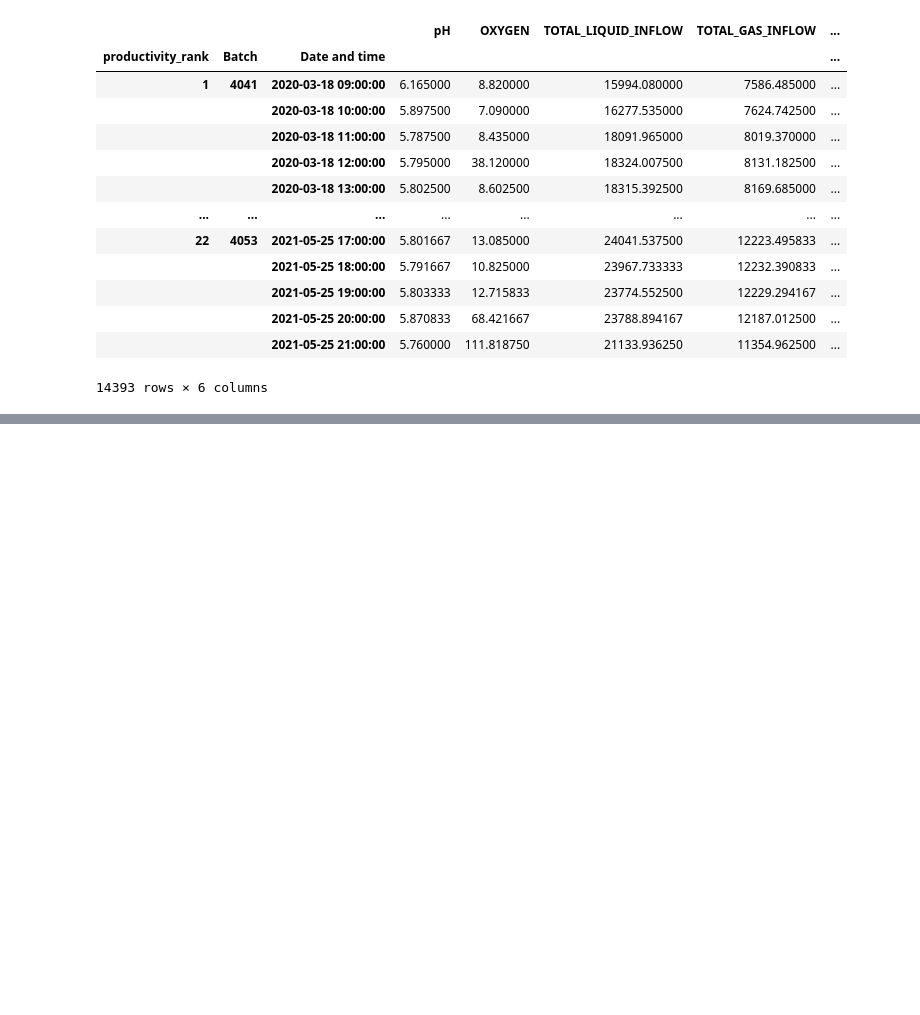
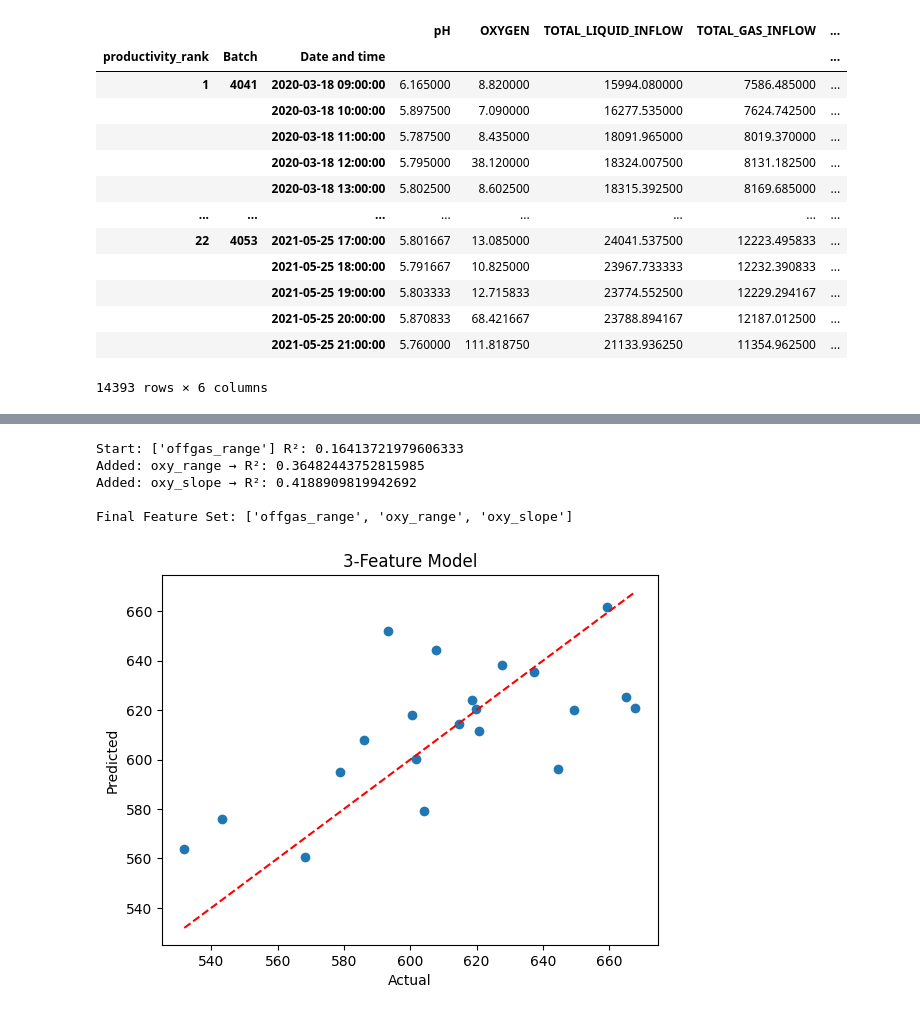
Before and after one commit to RichardFisher1/Applied, a Jupyter notebook: notebooks/RichardNotes.ipynb, the cells around one changed output, grey strips where cells are left out. Saved outputs shown, nothing was run; the diff lists cells and outputs as text; code cells hidden in the pictures; blank space fills up the shorter version.

```diff
--- a/notebooks/RichardNotes.ipynb
+++ b/notebooks/RichardNotes.ipynb
@@ -148,0 +333,78 @@ Error:
+# %%
+from sklearn.model_selection import cross_val_predict
+from sklearn.linear_model import LinearRegression
+from sklearn.pipeline import Pipeline
+from sklearn.preprocessing import StandardScaler
+from sklearn.impute import SimpleImputer
+from sklearn.metrics import r2_score
+from sklearn.model_selection import LeaveOneOut
+
+loo = LeaveOneOut()
+
+selected_features = ["offgas_range"]
+remaining_features = list(X_model.columns)
+
+remaining_features.remove("offgas_range")
+
+def evaluate(features):
+    pipe = Pipeline([
+        ("imputer", SimpleImputer(strategy="median")),
+        ("scaler", StandardScaler()),
+        ("model", LinearRegression())
+    ])
+    preds = cross_val_predict(pipe, X_model[features], y_model, cv=loo)
+    return r2_score(y_model, preds)
+
+current_r2 = evaluate(selected_features)
+
+print("Start:", selected_features, "R²:", current_r2)
+
+while len(selected_features) < 5:
+    best_feature = None
+    best_r2 = current_r2
+
+    for f in remaining_features:
+        test_features = selected_features + [f]
+        r2 = evaluate(test_features)
+        if r2 > best_r2:
+            best_r2 = r2
+            best_feature = f
+
+    if best_feature is None:
+        break
+
+    selected_features.append(best_feature)
+    remaining_features.remove(best_feature)
+    current_r2 = best_r2
+
+    print("Added:", best_feature, "→ R²:", current_r2)
+
+print("\nFinal Feature Set:", selected_features)
+# %% [output]
+Start: ['offgas_range'] R²: 0.16413721979606333
+Added: oxy_range → R²: 0.36482443752815985
+Added: oxy_slope → R²: 0.4188909819942692
+
+Final Feature Set: ['offgas_range', 'oxy_range', 'oxy_slope']
+# %%
+features = ['offgas_range', 'oxy_range', 'oxy_slope']
+
+pipe = Pipeline([
+    ("imputer", SimpleImputer(strategy="median")),
+    ("scaler", StandardScaler()),
+    ("model", LinearRegression())
+])
+
+preds = cross_val_predict(pipe, X_model[features], y_model, cv=LeaveOneOut())
+
+import matplotlib.pyplot as plt
+plt.scatter(y_model, preds)
+plt.plot([y_model.min(), y_model.max()],
+         [y_model.min(), y_model.max()],
+         'r--')
+plt.xlabel("Actual")
+plt.ylabel("Predicted")
+plt.title("3-Feature Model")
+plt.show()
+# %% [output]
+[figure, added]
```
Also changed, not shown: parts of 21 cells of this notebook, 2 other files.
